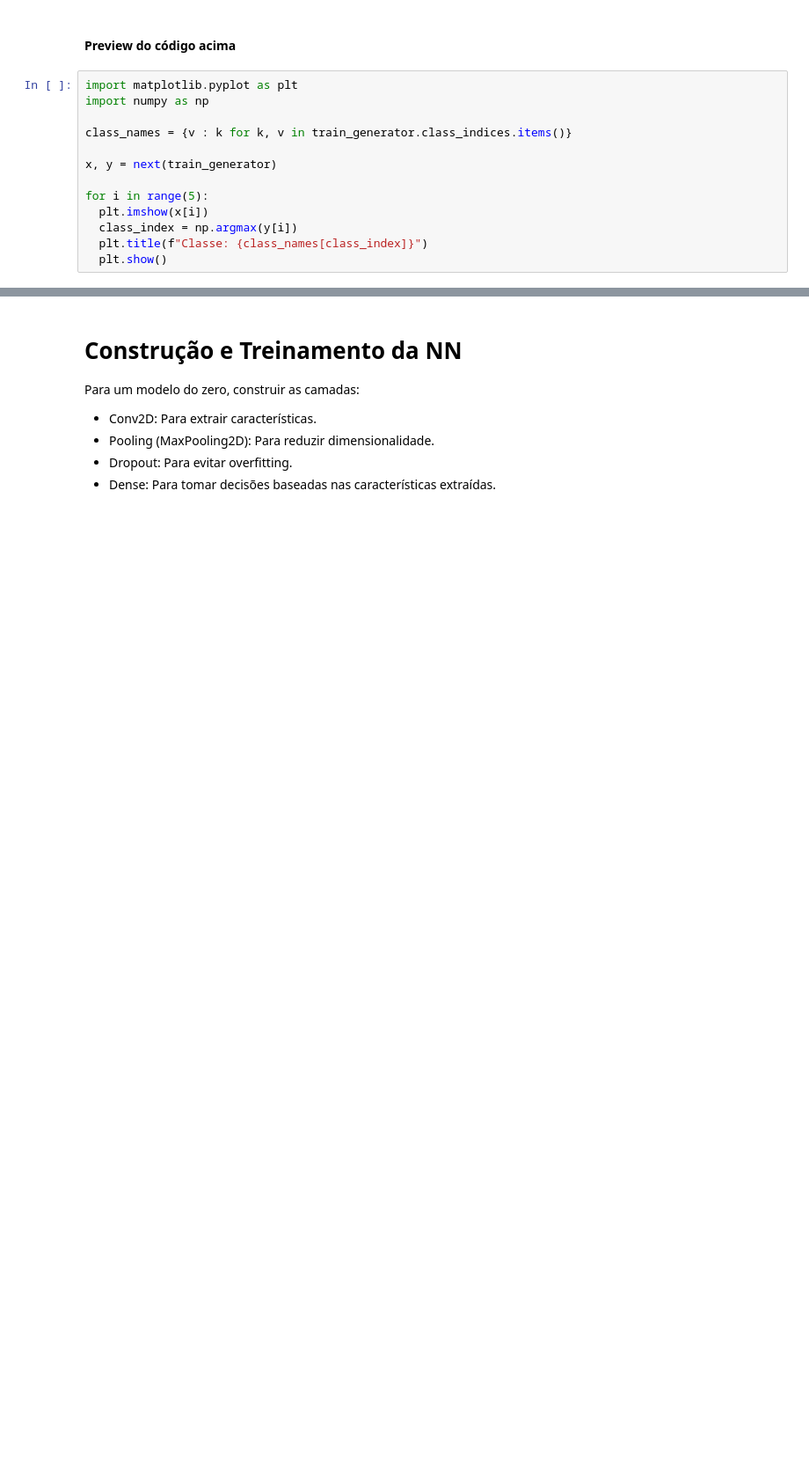
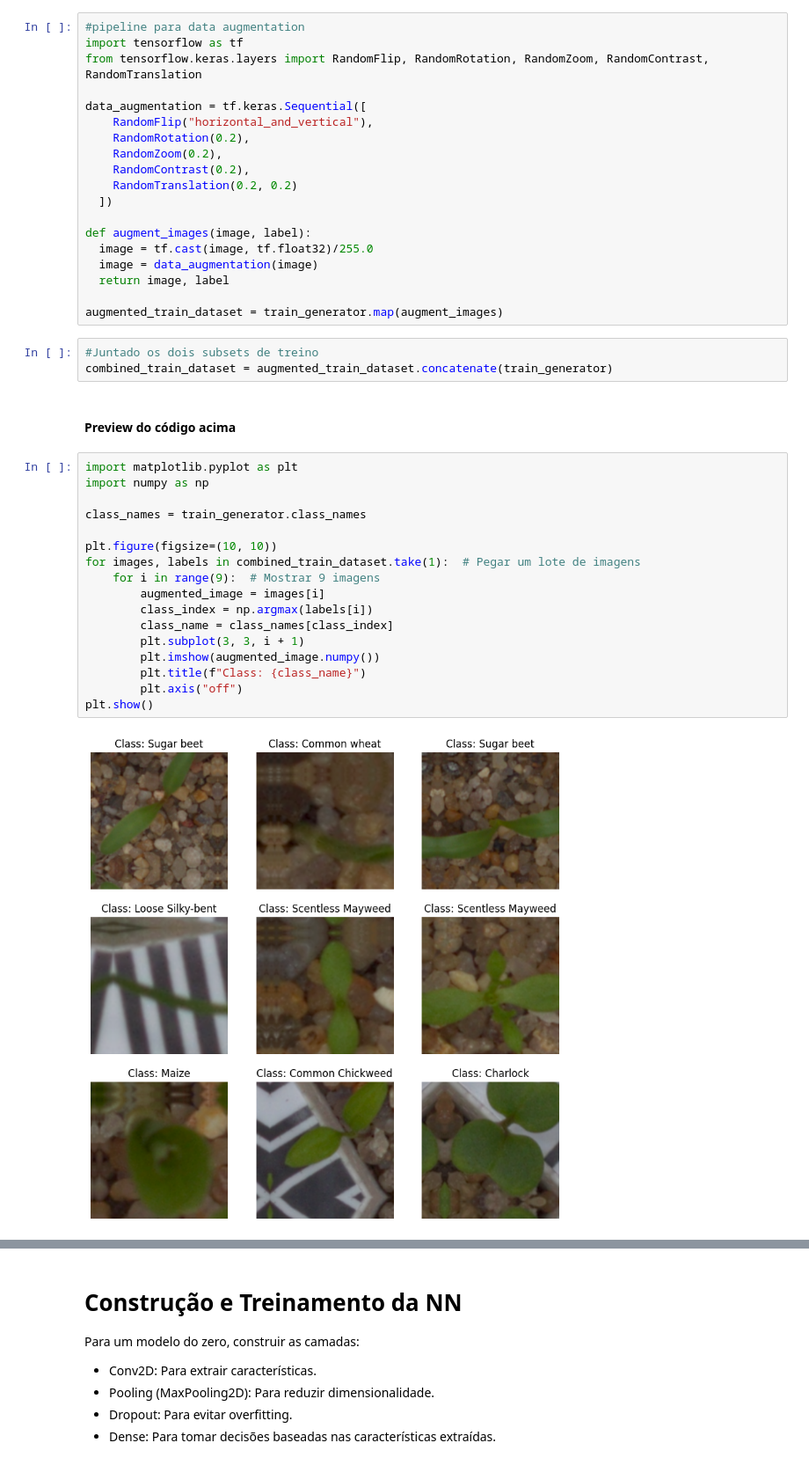
Before and after one commit to R-enanVieira/PlantIdentifier, a Jupyter notebook: main.ipynb, the cells around one changed output, grey strips where cells are left out. Shown at 88% size. Saved outputs shown, nothing was run; the diff lists cells and outputs as text; blank space fills up the shorter version.

Commit message:
add data augmentation to expand train dataset and normalize test dataset

```diff
--- a/main.ipynb
+++ b/main.ipynb
@@ -50,15 +54,43 @@ Found 1104 images belonging to 12 classes.
+# %%
+#pipeline para data augmentation
+import tensorflow as tf
+from tensorflow.keras.layers import RandomFlip, RandomRotation, RandomZoom, RandomContrast, RandomTranslation
+
+data_augmentation = tf.keras.Sequential([
+    RandomFlip("horizontal_and_vertical"),
+    RandomRotation(0.2),
+    RandomZoom(0.2),
+    RandomContrast(0.2),
+    RandomTranslation(0.2, 0.2)
+  ])
+
+def augment_images(image, label):
+  image = tf.cast(image, tf.float32)/255.0
+  image = data_augmentation(image)
+  return image, label
+
+augmented_train_dataset = train_generator.map(augment_images)
+# %%
+#Juntado os dois subsets de treino
+combined_train_dataset = augmented_train_dataset.concatenate(train_generator)
 # %% [markdown]
 #### Preview do código acima
 # %%
 import matplotlib.pyplot as plt
 import numpy as np
 
-class_names = {v : k for k, v in train_generator.class_indices.items()}
+class_names = train_generator.class_names
 
-x, y = next(train_generator)
-
-for i in range(5):
-  plt.imshow(x[i])
-  class_index = np.argmax(y[i])
-  plt.title(f"Classe: {class_names[class_index]}")
-  plt.show()
+plt.figure(figsize=(10, 10))
+for images, labels in combined_train_dataset.take(1):  # Pegar um lote de imagens
+    for i in range(9):  # Mostrar 9 imagens
+        augmented_image = images[i]
+        class_index = np.argmax(labels[i])
+        class_name = class_names[class_index]
+        plt.subplot(3, 3, i + 1)
+        plt.imshow(augmented_image.numpy())
+        plt.title(f"Class: {class_name}")
+        plt.axis("off")
+plt.show()
+# %% [output]
+[figure, added]
```
Also changed, not shown: parts of 6 cells of this notebook.
